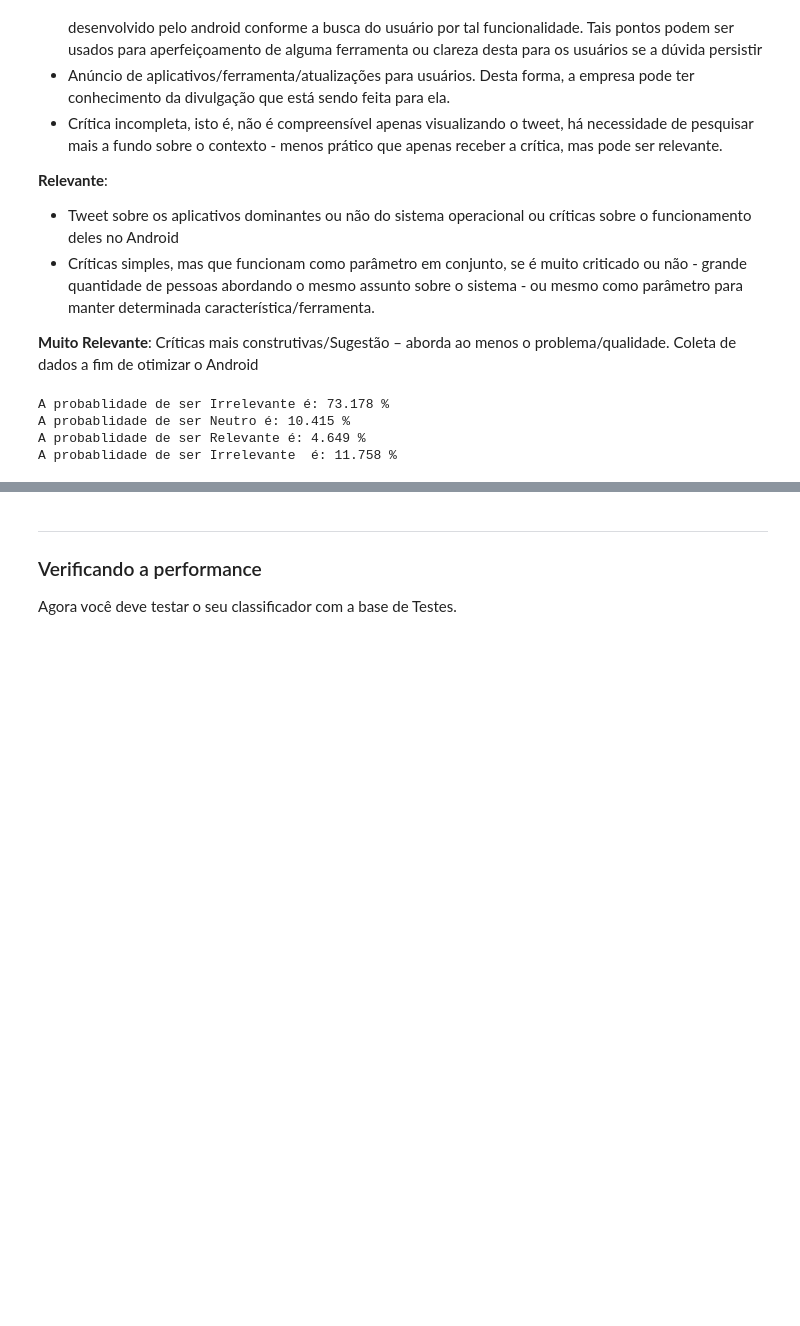
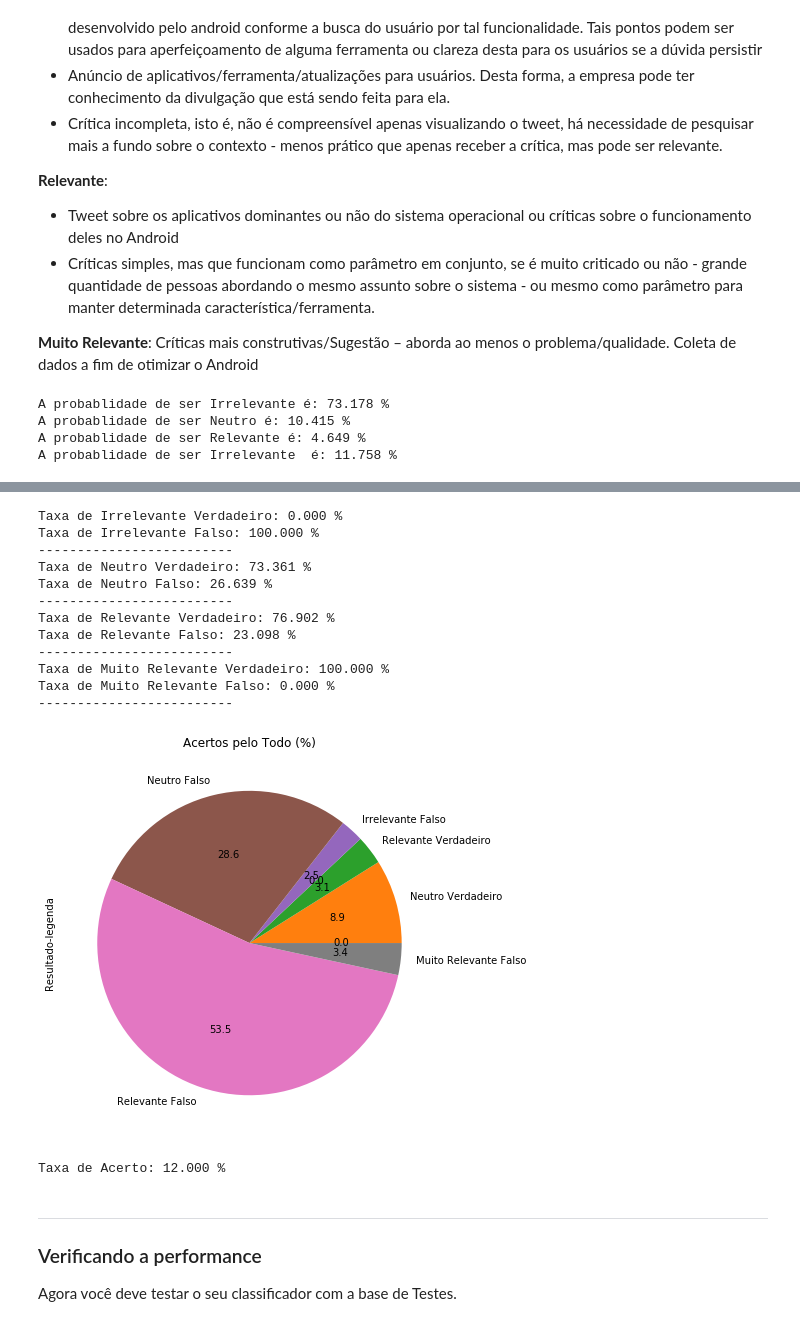
Before and after one commit to gabriellaec/CieDados-Projeto2, a Jupyter notebook: Projeto2_2.ipynb, the cells around one changed output, grey strips where cells are left out. Cells and saved outputs as stored; diff of their text form; code cells hidden in the pictures; blank space fills up the shorter version.

```diff
--- a/Projeto2_2.ipynb
+++ b/Projeto2_2.ipynb
@@ -260,0 +315,2 @@ A probablidade de ser Irrelevante  é: 11.758 %
+# %%
+dft["Resultado"]=a
@@ -260,0 +325,3 @@ A probablidade de ser Irrelevante  é: 11.758 %
+# %%
+xx=pd.crosstab(dft['Relevância'], dft['Resultado'])
+xx
@@ -260,0 +335,2 @@ A probablidade de ser Irrelevante  é: 11.758 %
+# %%
+acerto=(xx[0][0]+xx[1][1]+xx[2][2]+xx[3][3])/(sum(xx[0])+sum(xx[1])+sum(xx[2])+sum(xx[3]))
@@ -261,3 +376,46 @@ A probablidade de ser Irrelevante  é: 11.758 %
+# %%
+nome_resultado=[]
+for i in range(len(dft["Treinamento"])):
+    if dft["Relevância"][i]==0 and dft["Resultado"][i]==0:
+        nome_resultado.append('Irrelevante Verdadeiro')
+    if dft["Relevância"][i]==1 and dft["Resultado"][i]==1:
+        nome_resultado.append('Neutro Verdadeiro')
+    if dft["Relevância"][i]==2 and dft["Resultado"][i]==2:
+        nome_resultado.append('Relevante Verdadeiro')
+    if dft["Relevância"][i]==3 and dft["Resultado"][i]==3:
+        nome_resultado.append('Muito Relevante Verdadeiro')
+    if dft["Resultado"][i]==0 and (dft["Relevância"][i]==1 or dft["Relevância"][i]==2 or dft["Relevância"][i]==3):
+        nome_resultado.append('Irrelevante Falso')
+    if dft["Resultado"][i]==1 and (dft["Relevância"][i]==0 or dft["Relevância"][i]==2 or dft["Relevância"][i]==3):
+        nome_resultado.append('Neutro Falso')
+    if dft["Resultado"][i]==2 and (dft["Relevância"][i]==1 or dft["Relevância"][i]==0 or dft["Relevância"][i]==3):
+        nome_resultado.append('Relevante Falso')
+    if dft["Resultado"][i]==3 and (dft["Relevância"][i]==1 or dft["Relevância"][i]==2 or dft["Relevância"][i]==0):
+        nome_resultado.append('Muito Relevante Falso')
+
+dft['Resultado-legenda']=nome_resultado
+# %%
+pelotodo = dft['Resultado-legenda'].value_counts()/len(nome_resultado)
+tododado = pelotodo.reindex(['Irrelevante Verdadeiro','Neutro Verdadeiro','Relevante Verdadeiro','Muito Relevante Verdadeiro','Irrelevante Falso','Neutro Falso','Relevante Falso','Muito Relevante Falso'])
+plot = tododado.plot(kind='pie',title='Acertos pelo Todo (%)',autopct='%.1f',figsize=(7, 7))
+ver=verifica(xx,cat)
+plt.show()
+print("Taxa de Acerto: {:.3f} %".format(acerto*100))
+# %% [output]
+Taxa de Irrelevante Verdadeiro: 0.000 %
+Taxa de Irrelevante Falso: 100.000 %
+-------------------------
+Taxa de Neutro Verdadeiro: 73.361 %
+Taxa de Neutro Falso: 26.639 %
+-------------------------
+Taxa de Relevante Verdadeiro: 76.902 %
+Taxa de Relevante Falso: 23.098 %
+-------------------------
+Taxa de Muito Relevante Verdadeiro: 100.000 %
+Taxa de Muito Relevante Falso: 0.000 %
+-------------------------
+[figure, added]
+Taxa de Acerto: 12.000 %
 # %% [markdown]
 ___
 ### Verificando a performance
```
Also changed, not shown: parts of 8 cells of this notebook.
